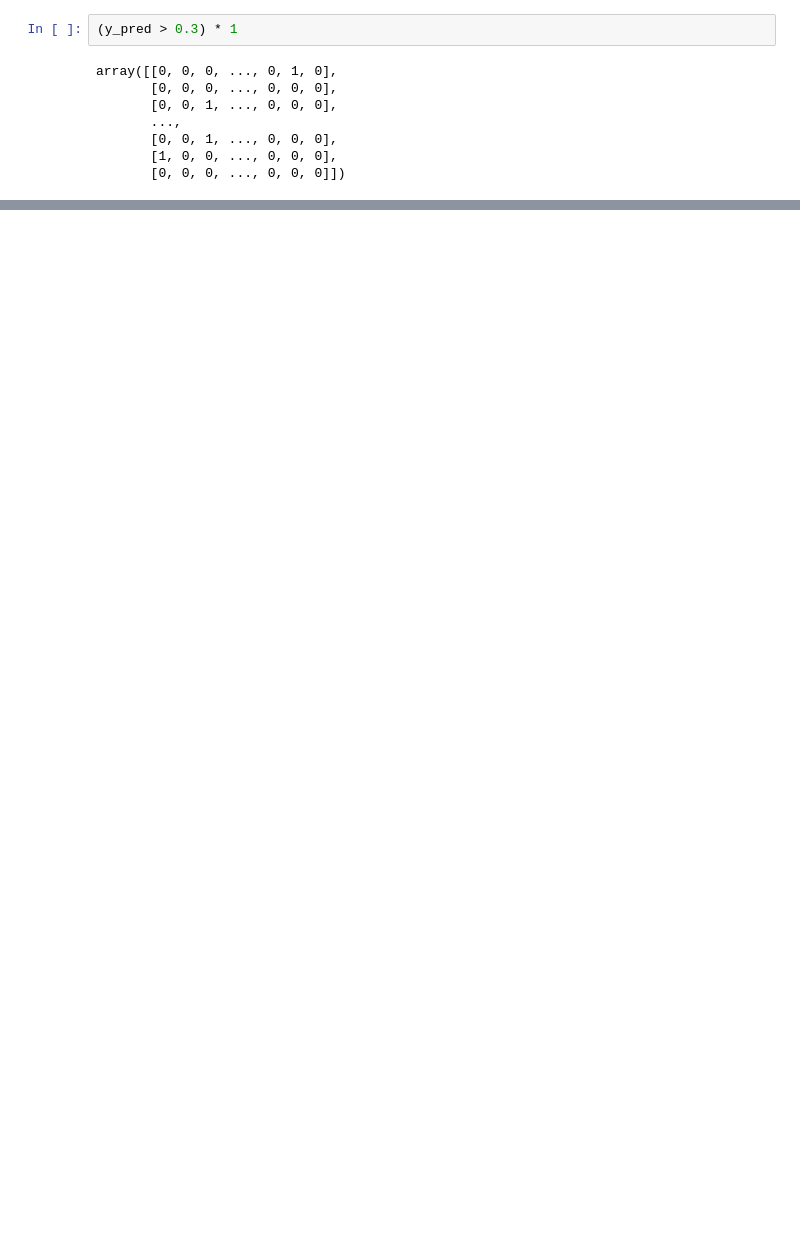
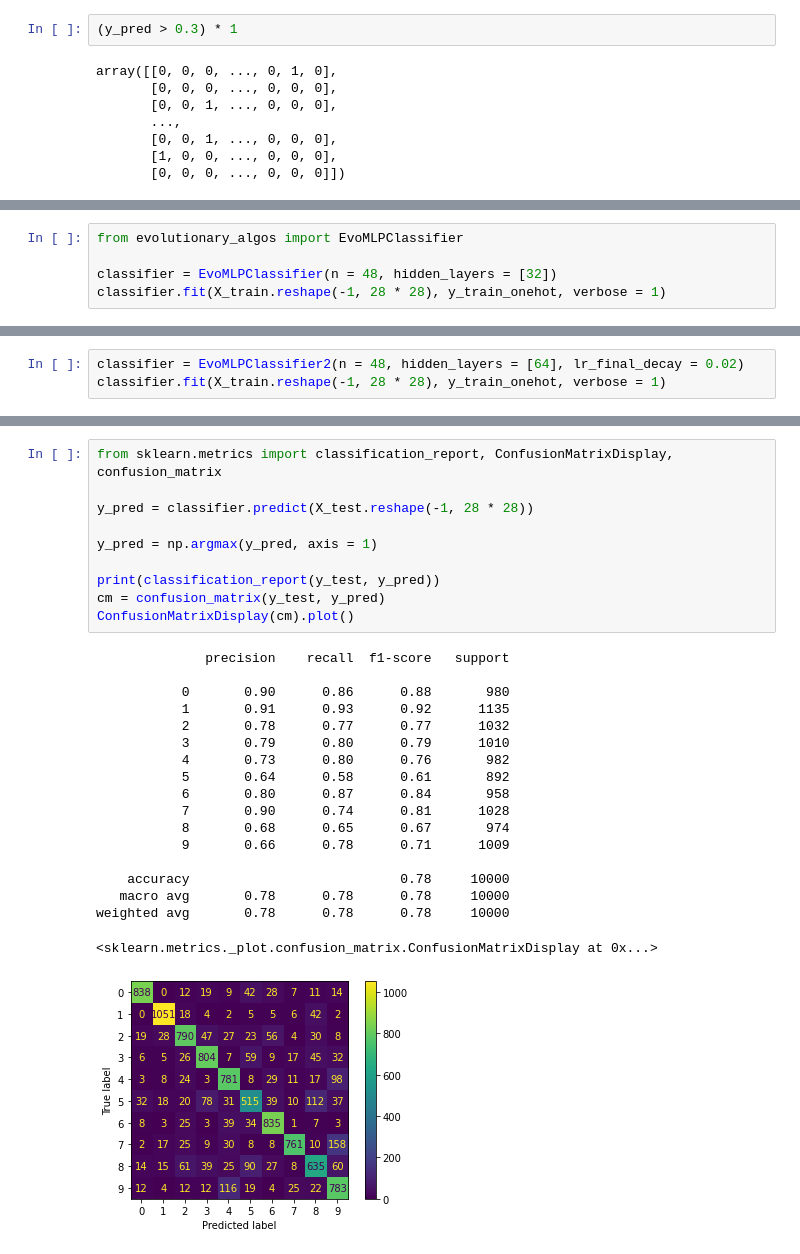
Before and after one commit to DanielPeterssonAI/Deep-learning-Daniel-Petersson, a Jupyter notebook: Code-Along/2-MLP_image_classification.ipynb, the cells around one changed output, grey strips where cells are left out. Saved outputs shown, nothing was run; the diff lists cells and outputs as text; blank space fills up the shorter version.

```diff
--- a/Code-Along/2-MLP_image_classification.ipynb
+++ b/Code-Along/2-MLP_image_classification.ipynb
@@ -520,0 +521,5 @@ ConfusionMatrixDisplay(cm).plot()
+# %%
+from evolutionary_algos import EvoMLPClassifier
+
+classifier = EvoMLPClassifier(n = 48, hidden_layers = [32])
+classifier.fit(X_train.reshape(-1, 28 * 28), y_train_onehot, verbose = 1)
@@ -520,0 +708,3 @@ ConfusionMatrixDisplay(cm).plot()
+# %%
+classifier = EvoMLPClassifier2(n = 48, hidden_layers = [64], lr_final_decay = 0.02)
+classifier.fit(X_train.reshape(-1, 28 * 28), y_train_onehot, verbose = 1)
@@ -520,0 +731,29 @@ ConfusionMatrixDisplay(cm).plot()
+# %%
+from sklearn.metrics import classification_report, ConfusionMatrixDisplay, confusion_matrix
+
+y_pred = classifier.predict(X_test.reshape(-1, 28 * 28))
+
+y_pred = np.argmax(y_pred, axis = 1)
+
+print(classification_report(y_test, y_pred))
+cm = confusion_matrix(y_test, y_pred)
+ConfusionMatrixDisplay(cm).plot()
+# %% [output]
+              precision    recall  f1-score   support
+
+           0       0.90      0.86      0.88       980
+           1       0.91      0.93      0.92      1135
+           2       0.78      0.77      0.77      1032
+           3       0.79      0.80      0.79      1010
+           4       0.73      0.80      0.76       982
+           5       0.64      0.58      0.61       892
+           6       0.80      0.87      0.84       958
+           7       0.90      0.74      0.81      1028
+           8       0.68      0.65      0.67       974
+           9       0.66      0.78      0.71      1009
+
+    accuracy                           0.78     10000
+   macro avg       0.78      0.78      0.78     10000
+weighted avg       0.78      0.78      0.78     10000
+<sklearn.metrics._plot.confusion_matrix.ConfusionMatrixDisplay at 0x...>
+[figure, added]
```
Also changed, not shown: parts of 8 cells of this notebook, 3 other files.
